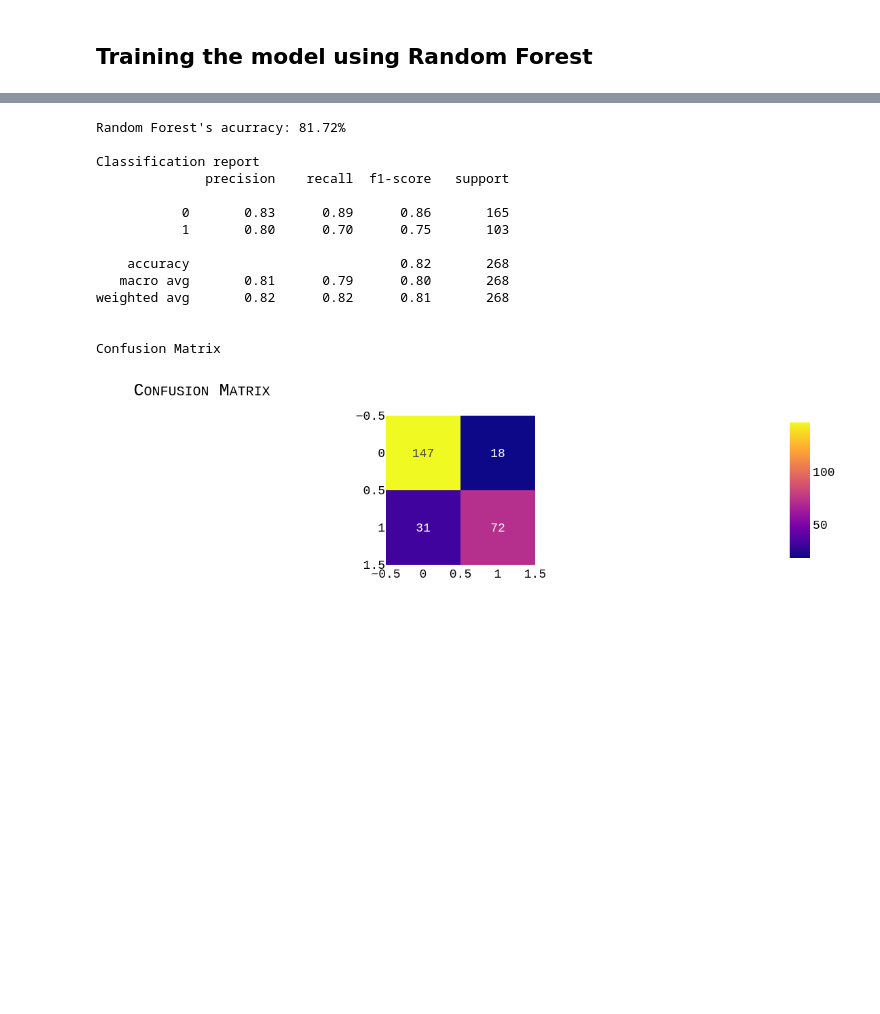
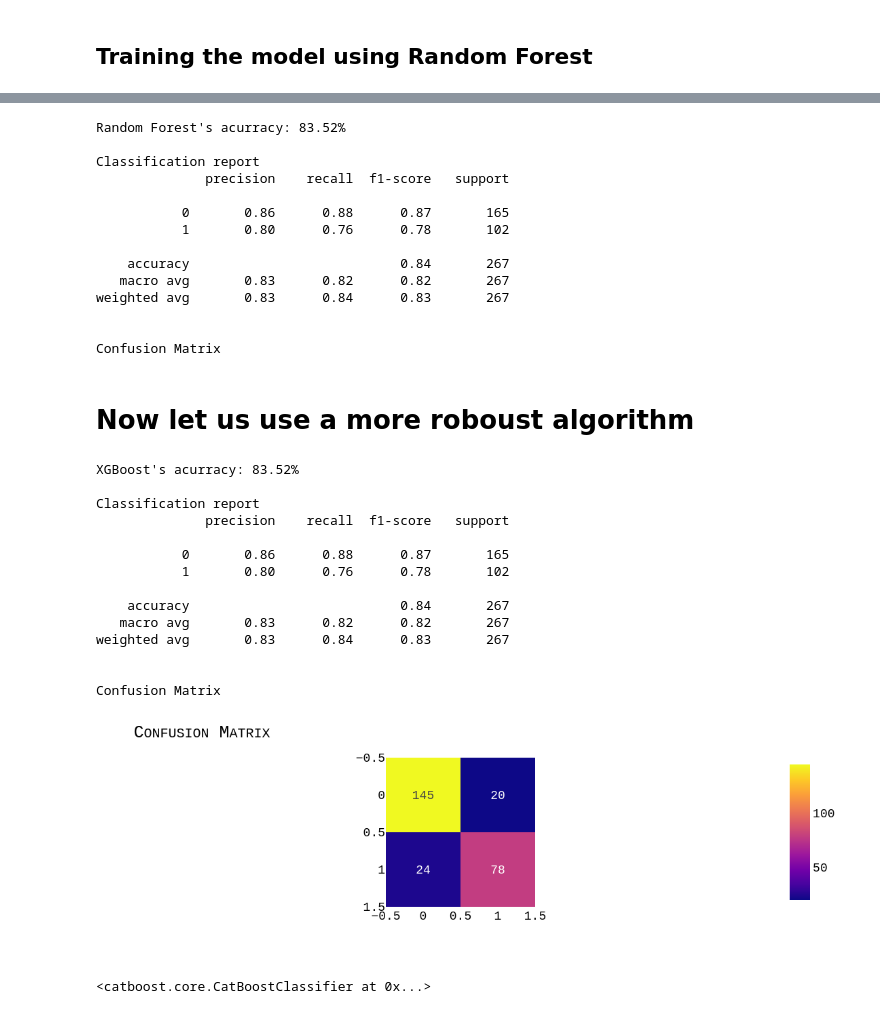
Before and after one commit to auserafim/ai-notebooks, a Jupyter notebook: titanic/titanic.ipynb, the cells around one changed output, grey strips where cells are left out. Saved outputs shown, nothing was run; the diff lists cells and outputs as text; code cells hidden in the pictures; blank space fills up the shorter version.

Commit message:
used xgboost from the oficial library to train titanic data

```diff
--- a/titanic/titanic.ipynb
+++ b/titanic/titanic.ipynb
@@ -326,6 +349,8 @@ memory usage: 55.8+ KB
 # %% [markdown]
 ## One-hot encoding Sex and Embarked columns
 # %%
+train.dropna(inplace=True)
+train.isnull().sum()
 train_one_hot_encoded = pd.get_dummies(train, columns=['Sex', 'Embarked'], drop_first=True, dtype=int)
 
 
@@ -526,18 +551,68 @@ print("\nConfusion Matrix")
 cm = confusion_matrix(Y_test, predictions)
 fig = px.imshow(cm, text_auto=True).update_layout(title={"text": "Confusion Matrix"}, font=my_font).show()
 # %% [output]
-Random Forest's acurracy: 81.72%
+Random Forest's acurracy: 83.52%
 
 Classification report
               precision    recall  f1-score   support
 
-           0       0.83      0.89      0.86       165
-           1       0.80      0.70      0.75       103
+           0       0.86      0.88      0.87       165
+           1       0.80      0.76      0.78       102
 
-    accuracy                           0.82       268
-   macro avg       0.81      0.79      0.80       268
-weighted avg       0.82      0.82      0.81       268
+    accuracy                           0.84       267
+   macro avg       0.83      0.82      0.82       267
+weighted avg       0.83      0.84      0.83       267
 
 
 Confusion Matrix
-[figure, removed]
+# %% [markdown]
+# Now let us use a more roboust algorithm
+# %%
+xgb = XGBClassifier()
+"""
+    Training the model
+"""
+xgb.fit(X_train, Y_train)
+"""
+    Predictions
+"""
+preds = xgb.predict(X_test)
+# %%
+accuracy_xgboost = accuracy_score(Y_test, preds)
+print(f"XGBoost's acurracy: {accuracy_xgboost*100:.2f}%")
+
+print("\nClassification report")
+print(classification_report(Y_test, predictions))
+
+print("\nConfusion Matrix")
+cm = confusion_matrix(Y_test, predictions)
+fig = px.imshow(cm, text_auto=True).update_layout(title={"text": "Confusion Matrix"}, font=my_font).show()
+# %% [output]
+XGBoost's acurracy: 83.52%
+
+Classification report
+              precision    recall  f1-score   support
+
+           0       0.86      0.88      0.87       165
+           1       0.80      0.76      0.78       102
+
+    accuracy                           0.84       267
+   macro avg       0.83      0.82      0.82       267
+weighted avg       0.83      0.84      0.83       267
+
+
+Confusion Matrix
+[figure, added]
+# %%
+from catboost import CatBoostClassifier
+
+model = CatBoostClassifier(
+    iterations=100,
+    learning_rate=0.1,
+    depth=6,
+    verbose=0
+)
+
+model.fit(X_train, Y_train)
+# %% [output]
+<catboost.core.CatBoostClassifier at 0x...>
```
Also changed, not shown: parts of 20 cells of this notebook, 5 other files.
